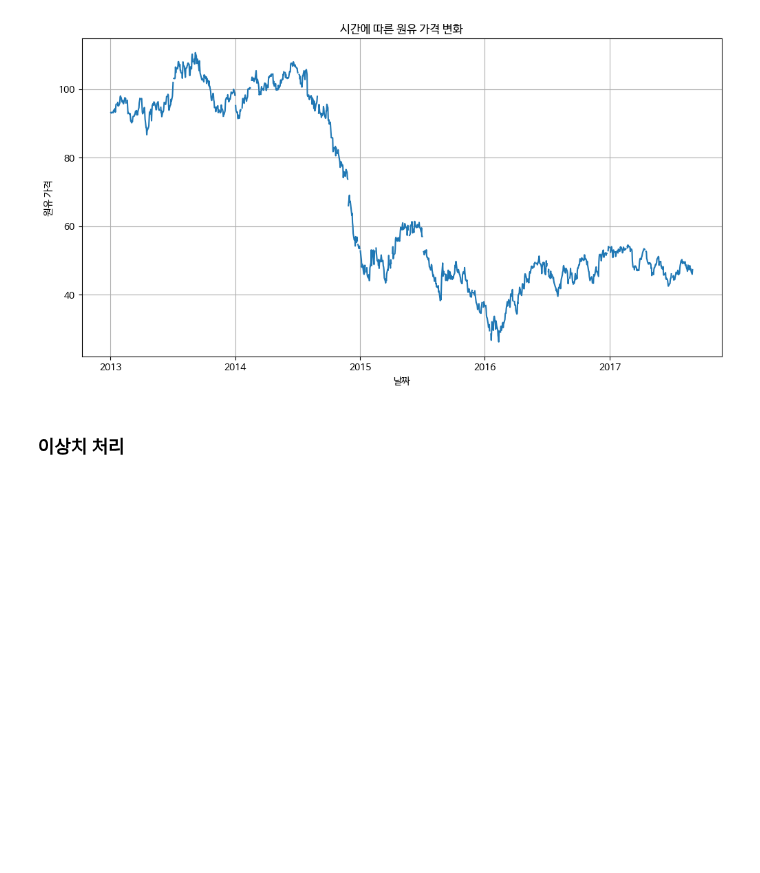
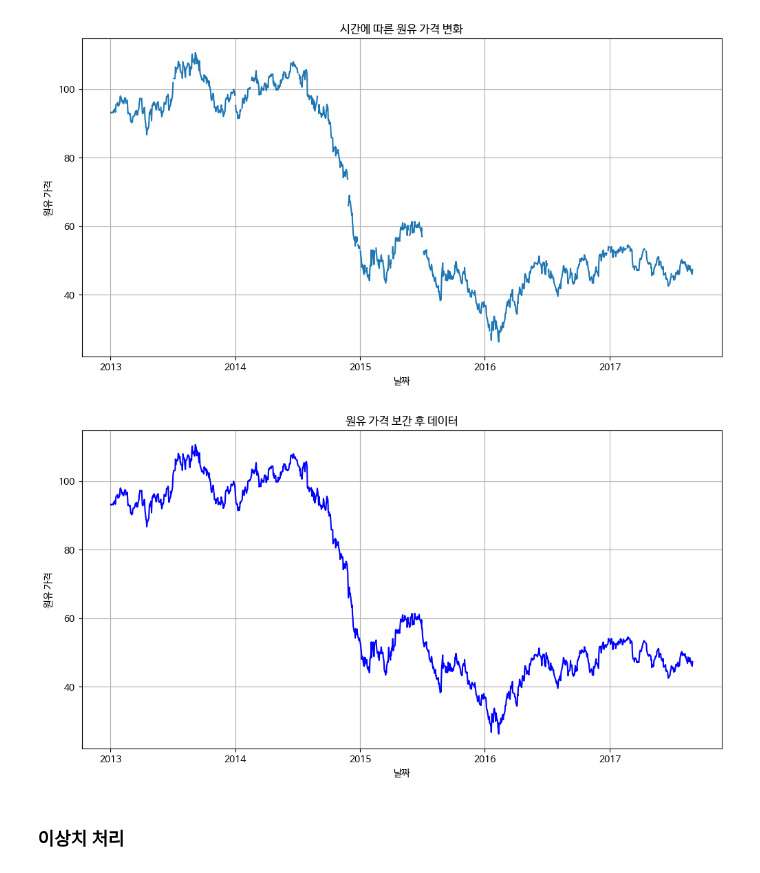
Before and after one commit to kamser0415/Data-Analysis-with-Open-Source, a Jupyter notebook: 오픈소스_데이터_분석_7강.ipynb, the cells around one changed output. Cells and saved outputs as stored; diff of their text form; code cells hidden in the pictures; blank space fills up the shorter version.

```diff
--- a/오픈소스_데이터_분석_7강.ipynb
+++ b/오픈소스_데이터_분석_7강.ipynb
@@ -407,18 +407,23 @@ plt.show()
 [figure]
 # %%
 # 결측치를 채운다.
+# 선형 보간법 이전과 이후의 값으로 채울 수 있다. 시계열 데이터 보간법을 통해 채울 수 있다.
+
 oil_cleaned = oil.copy()
+oil_cleaned['dcoilwtico'] = oil_cleaned['dcoilwtico'].interpolate(method='linear')
 
 ### 선형 보간법 적용한 원유 가격 데이터
 
-
+# 그래프를 설정하는 요소들 6장에서 설정한다.
 plt.figure(figsize=(12, 6))
 plt.plot(oil_cleaned['date'], oil_cleaned['dcoilwtico'], 'b-')
 plt.title("원유 가격 보간 후 데이터")
 plt.xlabel("날짜")
 plt.ylabel("원유 가격")
 plt.grid(True)
 plt.show()
+# %% [output]
+[figure, added]
 # %% [markdown]
 ### 이상치 처리
 # %%
```
